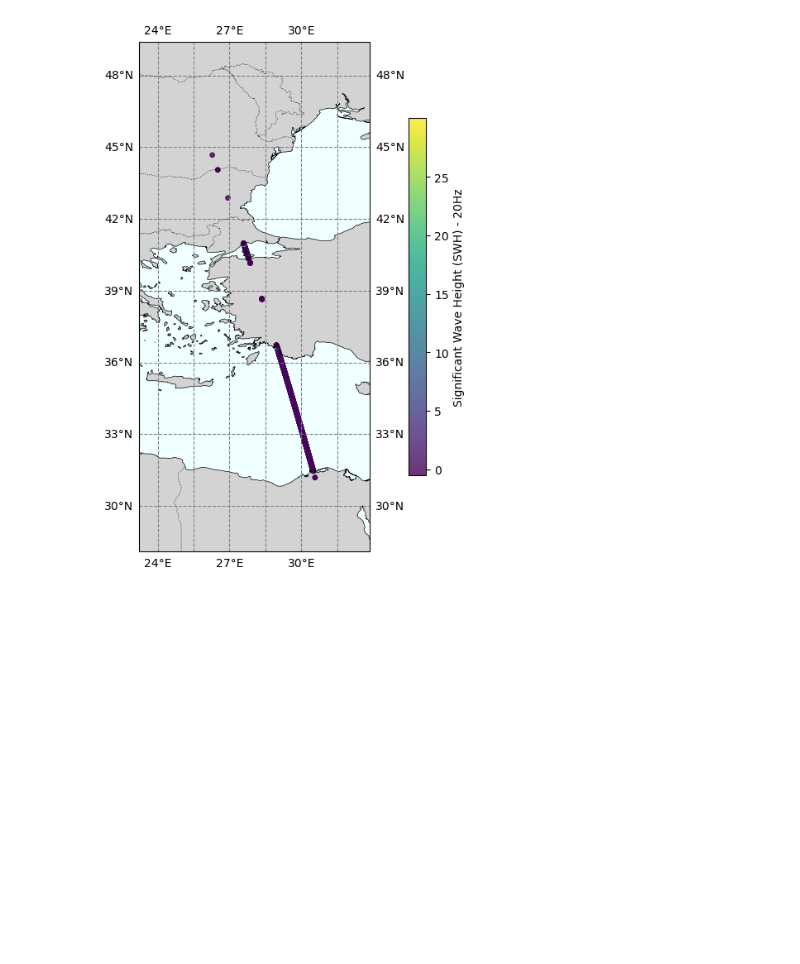
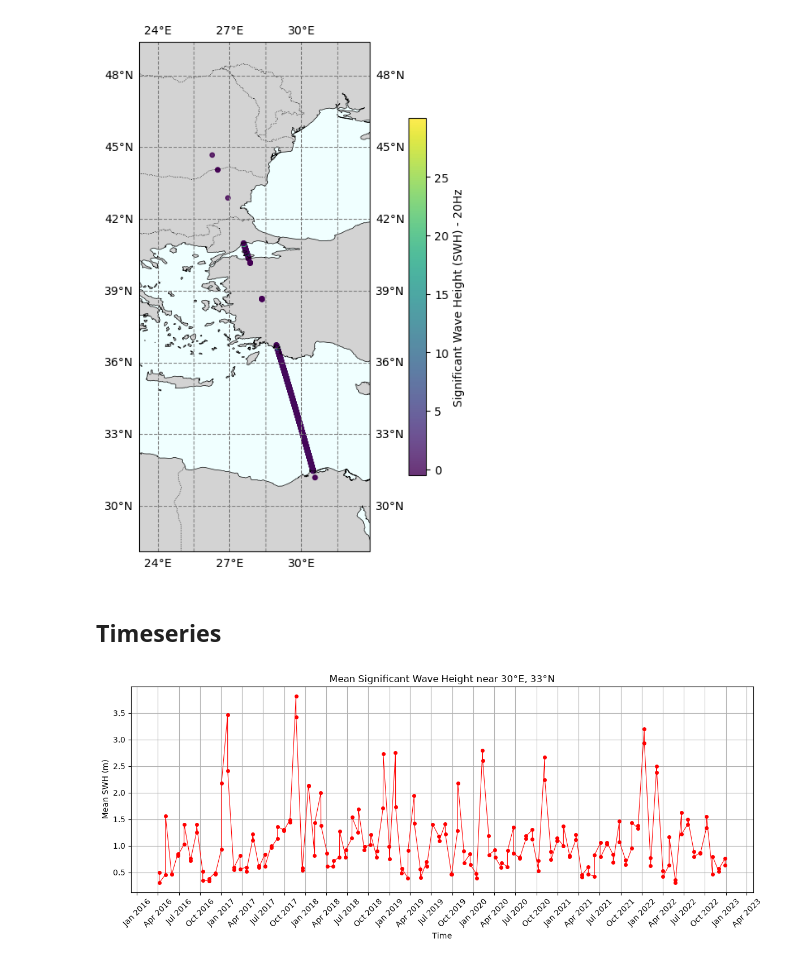
Before and after one commit to ESA-EarthCODE/data_access_examples, a Jupyter notebook: waposal/access.ipynb, the cells around one changed output. Drawn from its saved outputs; the diff is of its cells as text; code cells hidden in the pictures; blank space fills up the shorter version.

Commit message:
adding notebooks from ocean data collections

```diff
--- a/waposal/access.ipynb
+++ b/waposal/access.ipynb
@@ -70,3 +81,80 @@ ax.set_extent([
 plt.show()
 # %% [output]
 [figure]
+# %% [markdown]
+## Timeseries
+# %%
+import xarray as xr
+import numpy as np
+import pandas as pd
+import matplotlib.pyplot as plt
+import matplotlib.dates as mdates
+
+lat_location = 33
+lon_location = 30
+vicinity_degree = 0.5
+
+
+data_url = 'https://s3.waw4-1.cloudferro.com/EarthCODE/OSCAssets/waposal/MT-S3A.zarr'
+ds = xr.open_zarr(data_url, decode_times=False, zarr_format=2)
+
+time = ds['TAI_Time_20Hz']
+lons = ds['longitude_20Hz']
+lats = ds['latitude_20Hz']
+SWH = ds['SWH_20Hz']
+
+
+# Geographic mask
+location_mask = (
+    (np.abs(lons - lon_location) < vicinity_degree)
+    & (np.abs(lats - lat_location) < vicinity_degree)
+).compute()
+
+# Apply geographic mask
+Hs_location = SWH.where(location_mask)
+
+# Get time values
+time_values = time.compute().values[:,0]
+
+# Convert seconds since 1 Jan 2000 to datetime
+dates = pd.to_datetime(
+    time_values,
+    unit='s',
+    origin='2000-01-01'
+)
+
+# Calculate mean SWH for each timestamp
+mean_swh = Hs_location.mean(dim='obs').compute()
+
+
+valid = np.isfinite(mean_swh.values)
+mean_swh = mean_swh[valid]
+dates = dates[valid]
+
+# Plot
+fig, ax = plt.subplots(figsize=(12, 5))
+
+ax.plot(
+    dates,
+    mean_swh.values,
+    '-o',
+    color='r',
+    markersize=4,
+    linewidth=0.8
+)
+
+
+ax.set_xlabel('Time')
+ax.set_ylabel('Mean SWH (m)')
+ax.set_title('Mean Significant Wave Height near 30°E, 33°N')
+
+# Month + year
+ax.xaxis.set_major_locator(mdates.MonthLocator(interval=3))
+ax.xaxis.set_major_formatter(mdates.DateFormatter('%b %Y'))
+
+plt.xticks(rotation=45)
+plt.grid(True)
+plt.tight_layout()
+plt.show()
+# %% [output]
+[figure, added]
```
Also changed, not shown: parts of 1 cell of this notebook, 19 other files.
